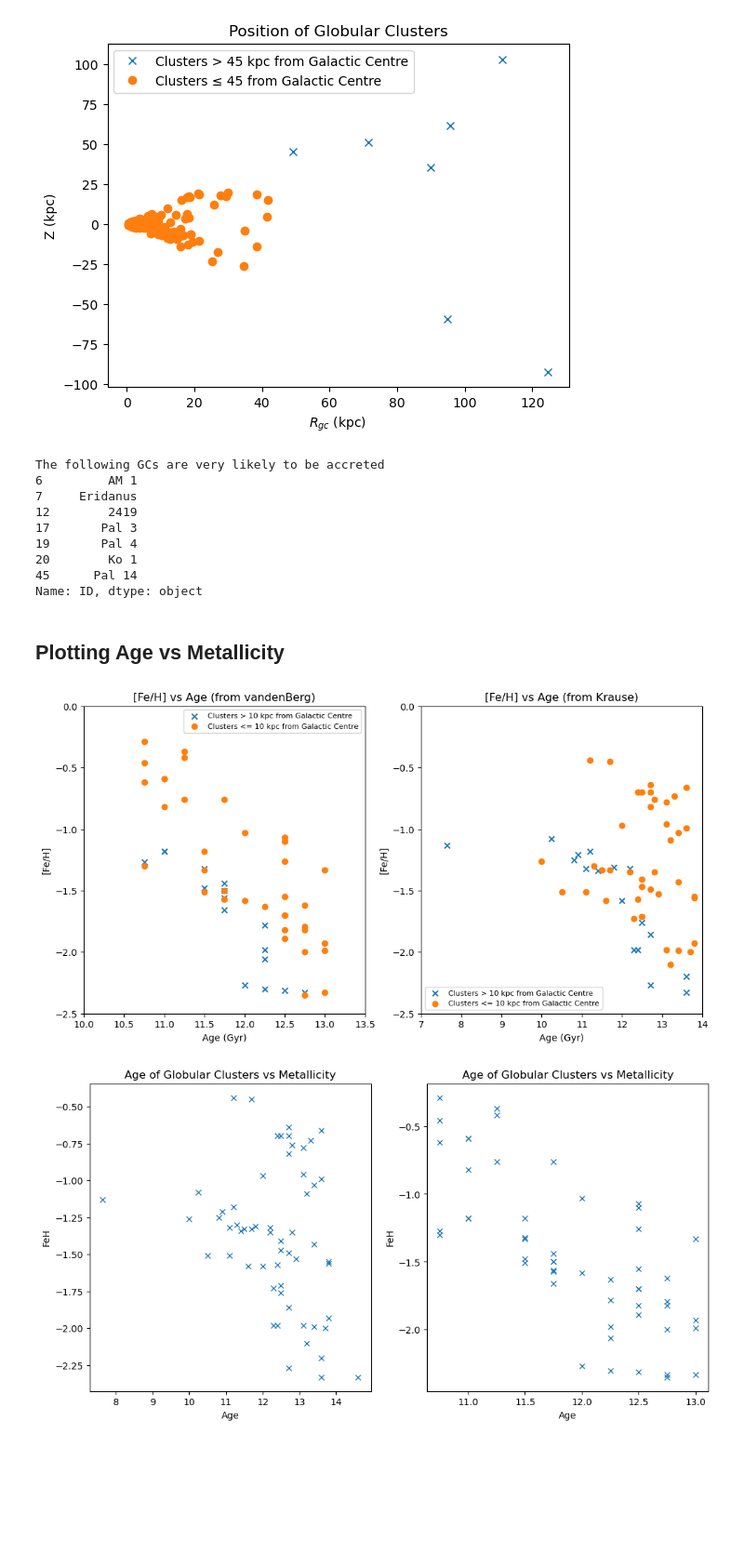
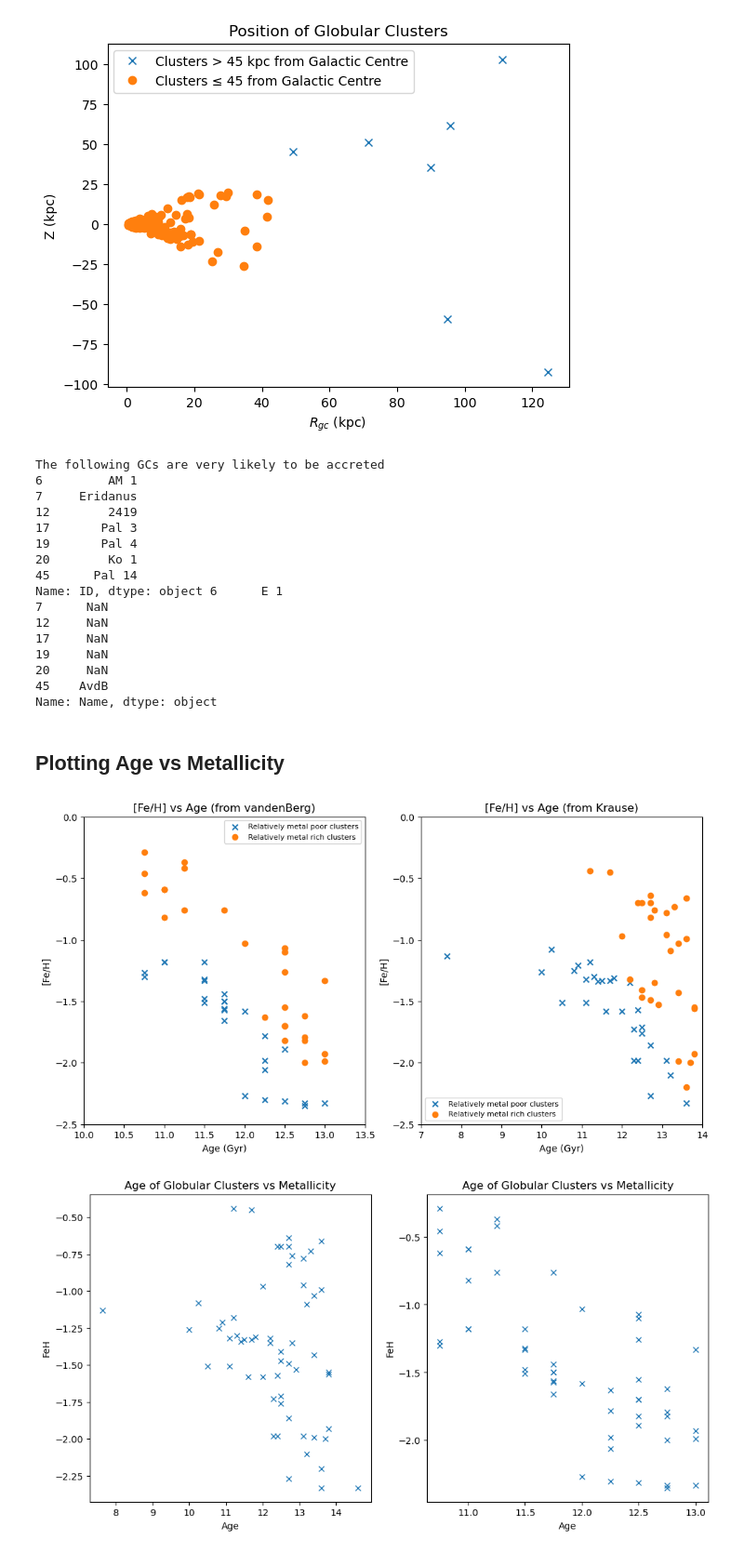
Before and after one commit to pavitraah/phys3116_cosmo_crew, a Jupyter notebook: Assignment Code/cosmo_crew.ipynb, the cells around one changed output. Shown at 93% size. Saved outputs shown, nothing was run; the diff lists cells and outputs as text; code cells hidden in the pictures; blank space fills up the shorter version.

Commit message:
Changing colouring on FeH/Age plots

```diff
--- a/Assignment Code/cosmo_crew.ipynb
+++ b/Assignment Code/cosmo_crew.ipynb
@@ -97,7 +97,7 @@ plt.show()
 # %%
 # Printing the IDs of the GCs that are > 45kpc away from the Galactic centre
 print('The following GCs are very likely to be accreted')
-print(harris['ID'][mask])
+print(harris['ID'][mask], harris['Name'][mask])
 # %% [output]
 The following GCs are very likely to be accreted
 6         AM 1
@@ -107,56 +107,63 @@ The following GCs are very likely to be accreted
 19       Pal 4
 20        Ko 1
 45      Pal 14
-Name: ID, dtype: object
+Name: ID, dtype: object 6      E 1
+7      NaN
+12     NaN
+17     NaN
+19     NaN
+20     NaN
+45    AvdB
+Name: Name, dtype: object
 # %% [markdown]
 ## Plotting Age vs Metallicity
 # %%
-# Plotting Age vs Metallicty, and applying a distance mask to observe where the further away GCs are
-dis_threshold = 10 # changing the distance threshold to 10 kpc, as the clusters > 45 kpc away do not show up in the Krause or vandenBerg databases
 
-mask1= vandenBerg_harris['R_G'] > dis_threshold # Creating a mask for GCs further away from the galactic centre
+metalpoor_vb= vandenBerg_harris['FeH'] < -2*vandenBerg_harris['Age']/3 + 6.5
 fig = plt.figure(figsize=(12,6))
 plt.subplot(1,2,1)
 plt.scatter( # Plotting clusters that show up in the mask (greater than the distance threshold from Galactic Centre)
-    vandenBerg_harris['Age'][mask1],
-    vandenBerg_harris['FeH'][mask1],
+    vandenBerg_harris['Age'][metalpoor_vb],
+    vandenBerg_harris['FeH'][metalpoor_vb],
     marker='x',
-    label = 'Clusters > '+ str(dis_threshold) +' kpc from Galactic Centre'
+    label = 'Relatively metal poor clusters'
 )
 plt.xlabel('Age (Gyr)')
 plt.ylabel('[Fe/H]')
 plt.xlim(10,13.5)
 plt.ylim(-2.5,0)
 plt.scatter( # Plotting clusters that do not show up in the mask (less than the distance threshold from Galactic Centre)
-    vandenBerg_harris['Age'][~mask1],
-    vandenBerg_harris['FeH'][~mask1],
+    vandenBerg_harris['Age'][~metalpoor_vb],
+    vandenBerg_harris['FeH'][~metalpoor_vb],
     marker='o',
-    label = 'Clusters <= '+ str(dis_threshold) +' kpc from Galactic Centre'
+    label = 'Relatively metal rich clusters'
 )
 plt.title('[Fe/H] vs Age (from vandenBerg)')
 plt.legend(loc = 'upper right',prop={'size': 8}) # Display legend
 
 plt.subplot(1,2,2)
 
-mask2 = krause_harris['R_gc'] > dis_threshold
+
+
+metalpoor_k = krause_harris['FeH'] < -2*krause_harris['Age']/3 + 6.8
 plt.scatter( # Plotting clusters that show up in the mask (greater than the distance threshold from Galactic Centre)
-    krause_harris['Age'][mask2],
-    krause_harris['FeH'][mask2],
+    krause_harris['Age'][metalpoor_k],
+    krause_harris['FeH'][metalpoor_k],
     marker='x',
-    label = 'Clusters > '+ str(dis_threshold) +' kpc from Galactic Centre'
+    label = 'Relatively metal poor clusters'
 )
 plt.xlabel('Age (Gyr)')
 plt.ylabel('[Fe/H]')
 plt.xlim(7,14)
 plt.ylim(-2.5,0)
 plt.scatter( # Plotting clusters that do not show up in the mask (less than the distance threshold from Galactic Centre)
-    krause_harris['Age'][~mask2],
-    krause_harris['FeH'][~mask2],
+    krause_harris['Age'][~metalpoor_k],
+    krause_harris['FeH'][~metalpoor_k],
     marker='o',
-    label = 'Clusters <= '+ str(dis_threshold) +' kpc from Galactic Centre'
+    label = 'Relatively metal rich clusters'
 )
 plt.title('[Fe/H] vs Age (from Krause)')
 plt.legend(loc = 'lower left',prop={'size': 8}) # Display legend
 plt.show()
 # %% [output]
-[figure, old version]
+[figure, new version]
```
Also changed, not shown: parts of 2 cells of this notebook.
